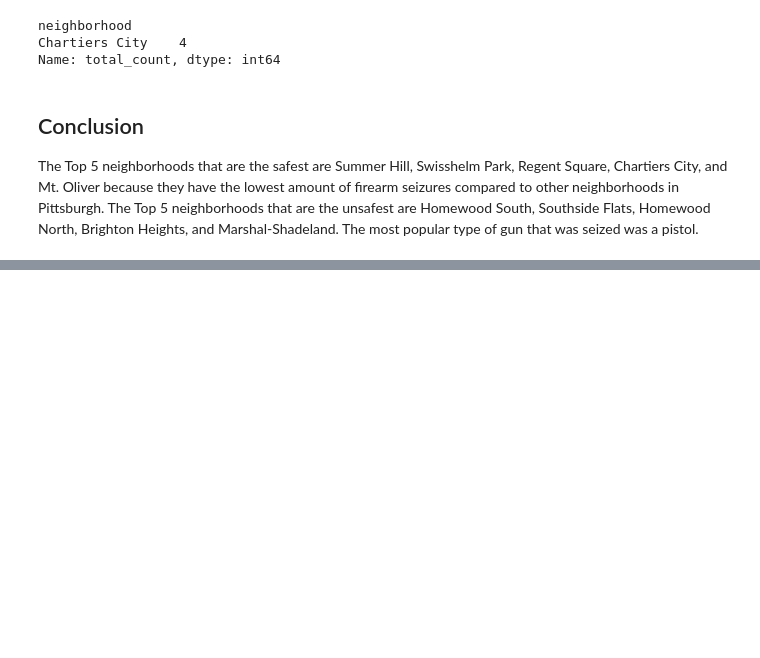
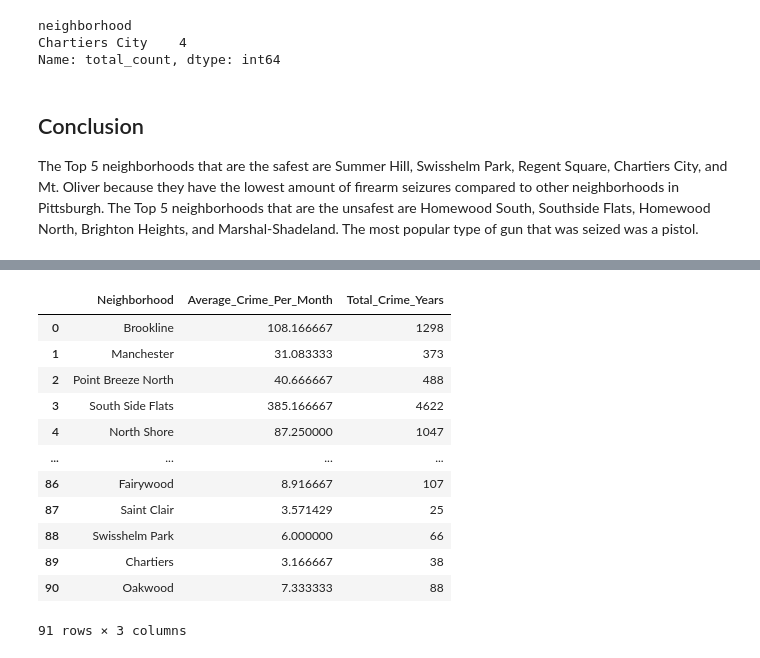
Before and after one commit to ajmitchell07/Final-Project-Best-Pittsburgh-Neighborhood-, a Jupyter notebook: Final-Notebook.ipynb, the cells around one changed output, grey strips where cells are left out. Drawn from its saved outputs; the diff is of its cells as text; code cells hidden in the pictures; blank space fills up the shorter version.

```diff
--- a/Final-Notebook.ipynb
+++ b/Final-Notebook.ipynb
@@ -241,0 +247,17 @@ The Top 5 neighborhoods that are the safest are Summer Hill, Swisshelm Park, Reg
+# %%
+import pandas as pd
+
+crime = pd.read_csv("/ihome/cmpinf0010_2025f/ajm698/Final-Project-Best-Pittsburgh-Neighborhood-/data/Monthly_Criminal_Activity.csv", low_memory=False)
+#cf = crime filter
+cf = crime[["Neighborhood", "ReportedMonth", "NIBRS_Offense_Type"]]
+
+#each neighborhood
+neighborhoods = crime["Neighborhood"].unique()
+neighborhoods_list = []
+
+for neighborhood in neighborhoods:
+    if isinstance(neighborhood, str):
+        neighborhoods_list.append(neighborhood)
+
+for neighborhood in neighborhoods_list:
+    print(neighborhood)
@@ -241,0 +323,23 @@ The Top 5 neighborhoods that are the safest are Summer Hill, Swisshelm Park, Reg
+# %%
+#neighborhoods_list = []
+ndata = []
+
+for neighborhood in neighborhoods_list:
+    ndata.append({"Neighborhood": neighborhood, "Average_Crime_Per_Month": avg_monthly.loc[neighborhood], "Total_Crime_Years": cf_years.loc[neighborhood]})
+
+data = pd.DataFrame(ndata)
+data
+# %% [output]
+|  | Neighborhood | Average_Crime_Per_Month | Total_Crime_Years |
+| 0 | Brookline | 108.166667 | 1298 |
+| 1 | Manchester | 31.083333 | 373 |
+| 2 | Point Breeze North | 40.666667 | 488 |
+| 3 | South Side Flats | 385.166667 | 4622 |
+| 4 | North Shore | 87.250000 | 1047 |
+| ... | ... | ... | ... |
+| 86 | Fairywood | 8.916667 | 107 |
+| 87 | Saint Clair | 3.571429 | 25 |
+| 88 | Swisshelm Park | 6.000000 | 66 |
+| 89 | Chartiers | 3.166667 | 38 |
+| 90 | Oakwood | 7.333333 | 88 |
+91 rows × 3 columns
```
Also changed, not shown: parts of 6 cells of this notebook, 1 other file.
